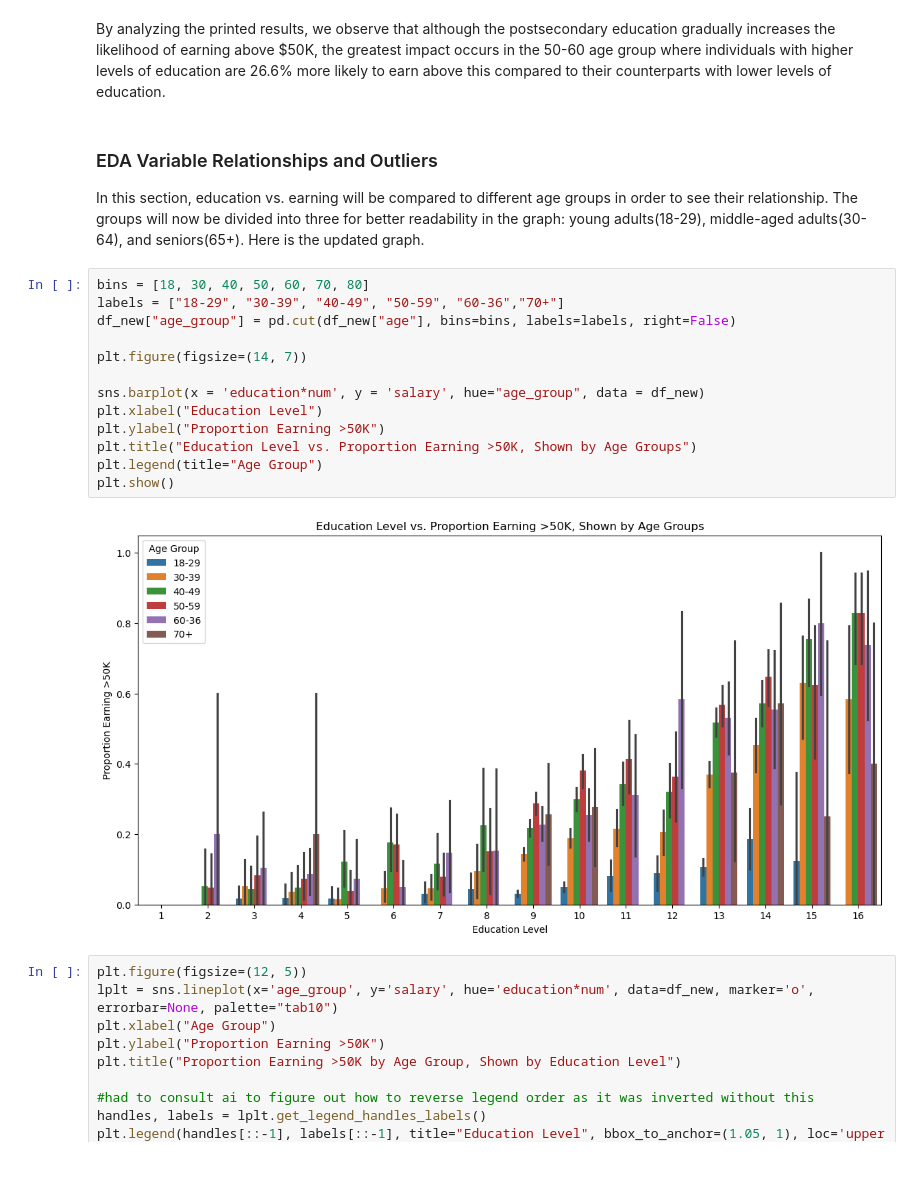
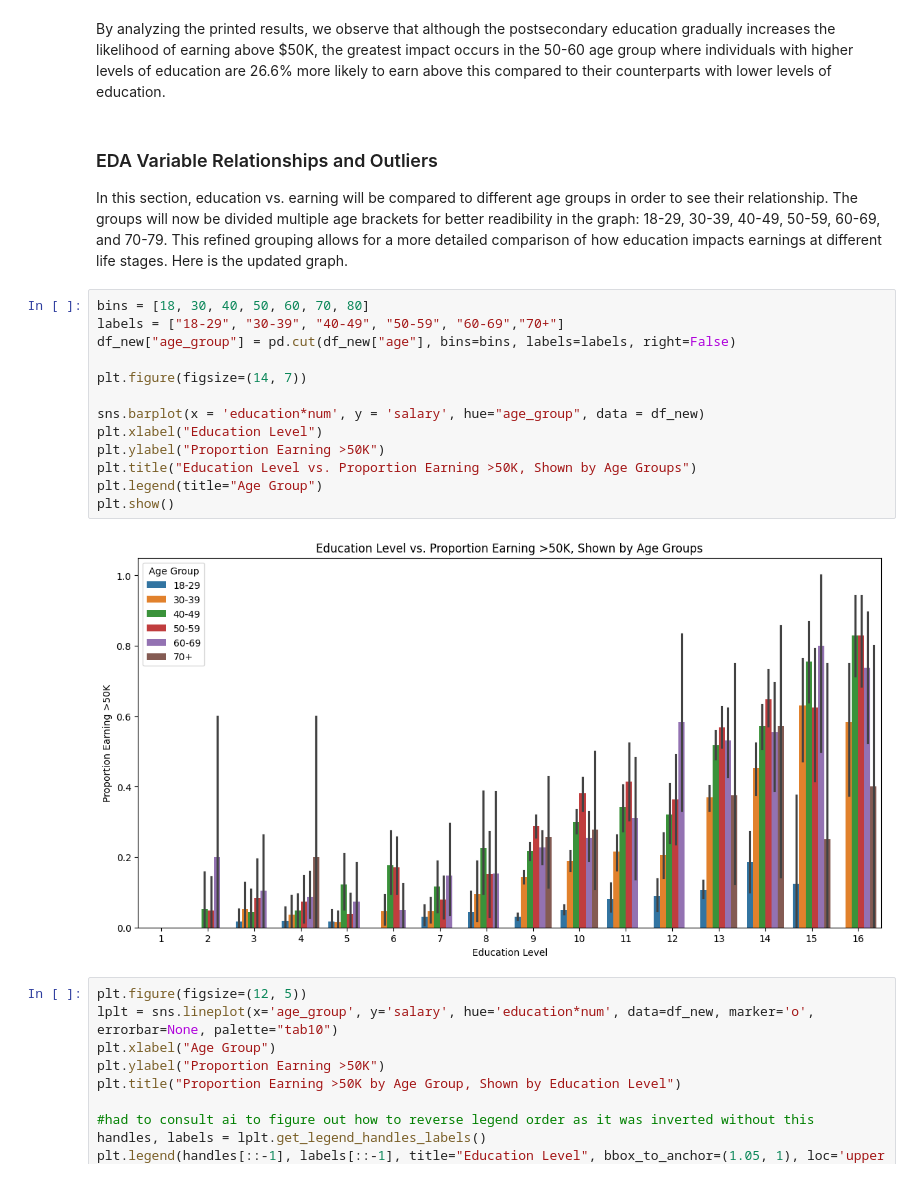
Before and after one commit to Nooowin/edu-salary-analysis, a Jupyter notebook: EDACheckpoint_Group179_WI25 (1).ipynb, the cells around one changed output. Saved outputs shown, nothing was run; the diff lists cells and outputs as text.

```diff
--- a/EDACheckpoint_Group179_WI25 (1).ipynb
+++ b/EDACheckpoint_Group179_WI25 (1).ipynb
@@ -267,22 +268,22 @@ By analyzing the printed results, we observe that although the postsecondary edu
 # %% [markdown]
 ### EDA Variable Relationships and Outliers
 
-In this section, education vs. earning will be compared to different age groups in order to see their relationship. The groups will now be divided into three for better readability in the graph: young adults(18-29), middle-aged adults(30-64), and seniors(65+). Here is the updated graph.
+In this section, education vs. earning will be compared to different age groups in order to see their relationship. The groups will now be divided multiple age brackets for better readibility in the graph: 18-29, 30-39, 40-49, 50-59, 60-69, and 70-79. This refined grouping allows for a more detailed comparison of how education impacts earnings at different life stages. Here is the updated graph.
 # %%
 bins = [18, 30, 40, 50, 60, 70, 80]
-labels = ["18-29", "30-39", "40-49", "50-59", "60-36","70+"]
+labels = ["18-29", "30-39", "40-49", "50-59", "60-69","70+"]
 df_new["age_group"] = pd.cut(df_new["age"], bins=bins, labels=labels, right=False)
 
 plt.figure(figsize=(14, 7))
 
 sns.barplot(x = 'education*num', y = 'salary', hue="age_group", data = df_new)
 plt.xlabel("Education Level")
 plt.ylabel("Proportion Earning >50K")
 plt.title("Education Level vs. Proportion Earning >50K, Shown by Age Groups")
 plt.legend(title="Age Group")
 plt.show()
 # %% [output]
-[figure, old version]
+[figure, new version]
 # %%
 plt.figure(figsize=(12, 5))
 lplt = sns.lineplot(x='age_group', y='salary', hue='education*num', data=df_new, marker='o', errorbar=None, palette="tab10")
```
Also changed, not shown: parts of 1 cell of this notebook, 1 other file.
